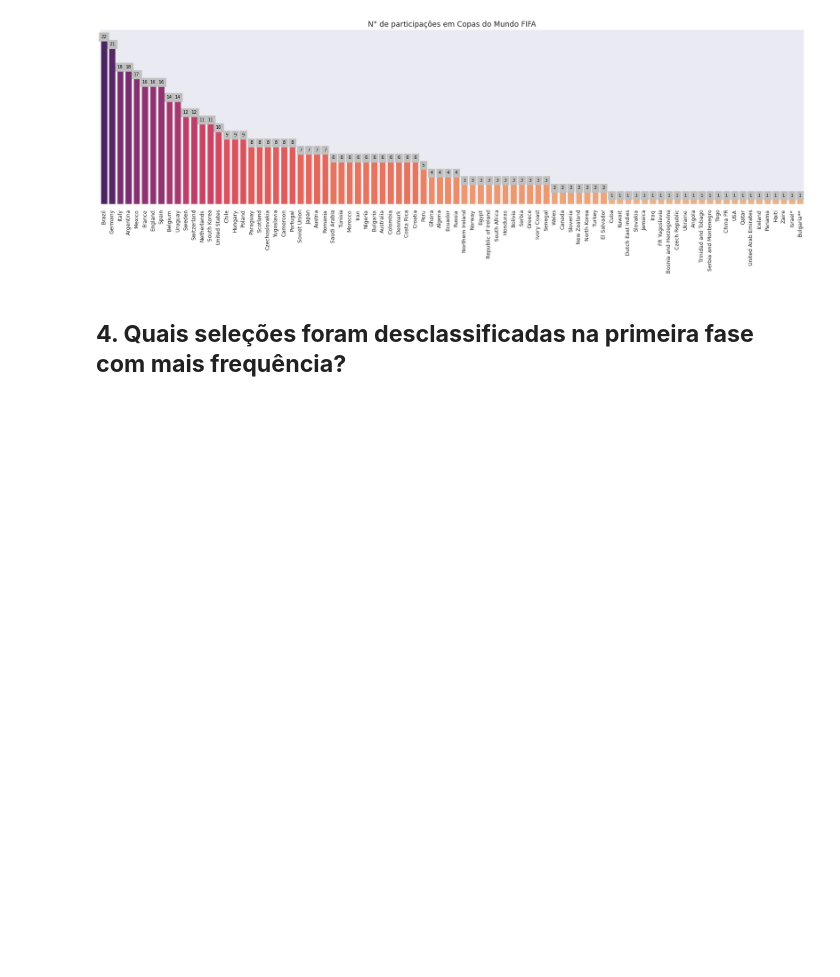
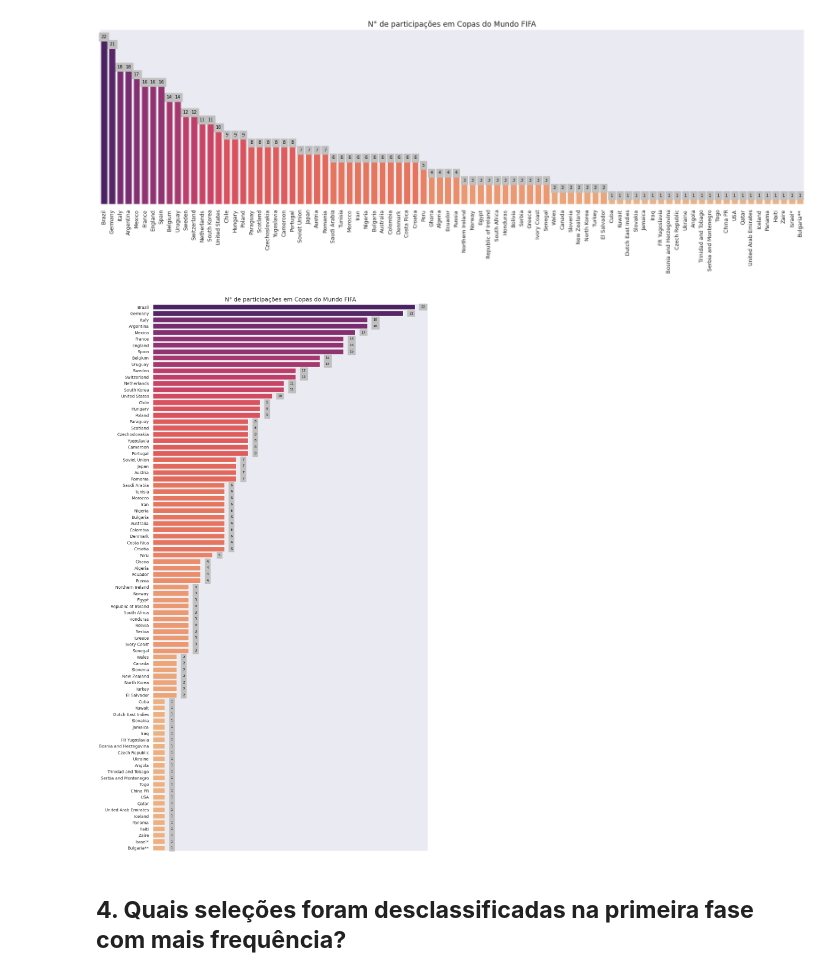
Before and after one commit to LRLeite/Data-Analytics, a Jupyter notebook: Análise Copas do Mundo FIFA/Fifa_World_Cups.ipynb, the cells around one changed output. Saved outputs shown, nothing was run; the diff lists cells and outputs as text; code cells hidden in the pictures; blank space fills up the shorter version.

```diff
--- a/Análise Copas do Mundo FIFA/Fifa_World_Cups.ipynb
+++ b/Análise Copas do Mundo FIFA/Fifa_World_Cups.ipynb
@@ -373,6 +378,44 @@ for i, p in enumerate(ax.patches):
 plt.show()
 # %% [output]
 [figure]
+# %%
+#Gráfico que mostra o número de participações de cada seleção em Copas do Mundo FIFA
+import matplotlib.pyplot as plt
+import seaborn as sns
+
+fig = plt.figure(figsize=(12,24), dpi = 100)
+sns.set_theme(style="dark")
+
+ax = sns.countplot(y = 'team', data = df_copas, order = df_copas['team'].value_counts().index) # Troquei 'x' por 'y'
+plt.title('N° de participações em Copas do Mundo FIFA', fontsize = 14)
+x_axis = ax.axes.get_xaxis() # Obtenha o eixo x
+y_axis = ax.axes.get_yaxis() # Obtenha o eixo y
+x_axis.set_visible(False) # Oculte o eixo x
+ax.set(ylabel = None) # Remova o rótulo do eixo y
+plt.setp(ax.get_yticklabels(), fontsize = 10) # Ajuste o tamanho da fonte dos rótulos do eixo y
+
+# Get the counts for coloring
+counts = df_copas['team'].value_counts().values
+# Create a colormap
+cmap = plt.colormaps.get_cmap('flare')
+# Normalize the counts to the range of the colormap
+norm = plt.Normalize(counts.min(), counts.max())
+
+for i, p in enumerate(ax.patches):
+  _x = p.get_x() + p.get_width() + 0.5  # Ajuste a posição do texto para o gráfico horizontal
+  _y = p.get_y() + p.get_height() / 2
+  value = int(p.get_width()) # Obtenha a largura (valor) da barra
+  ax.text(_x, _y, value, ha = "left", va = "center", # Alinhe horizontalmente à esquerda e verticalmente ao centro
+  fontsize = 8,
+  color = 'black',
+  backgroundcolor = 'silver')
+
+  # Set the color of the bar based on its width
+  p.set_facecolor(cmap(norm(value)))
+
+plt.show()
+# %% [output]
+[figure, added]
 # %% [markdown]
 ## **4. Quais seleções foram desclassificadas na primeira fase com mais frequência?**
 # %%
```
Also changed, not shown: parts of 4 cells of this notebook.
